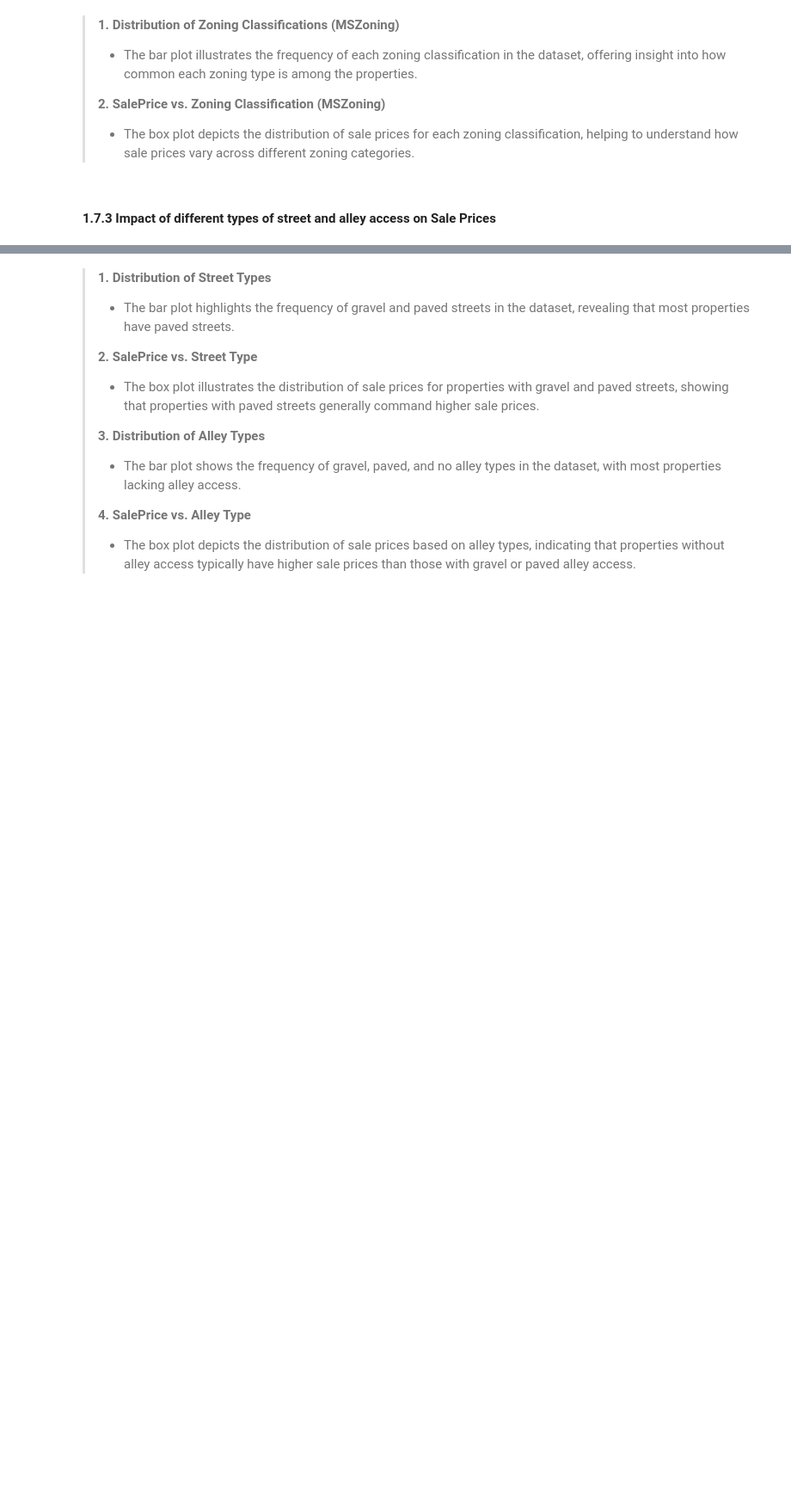
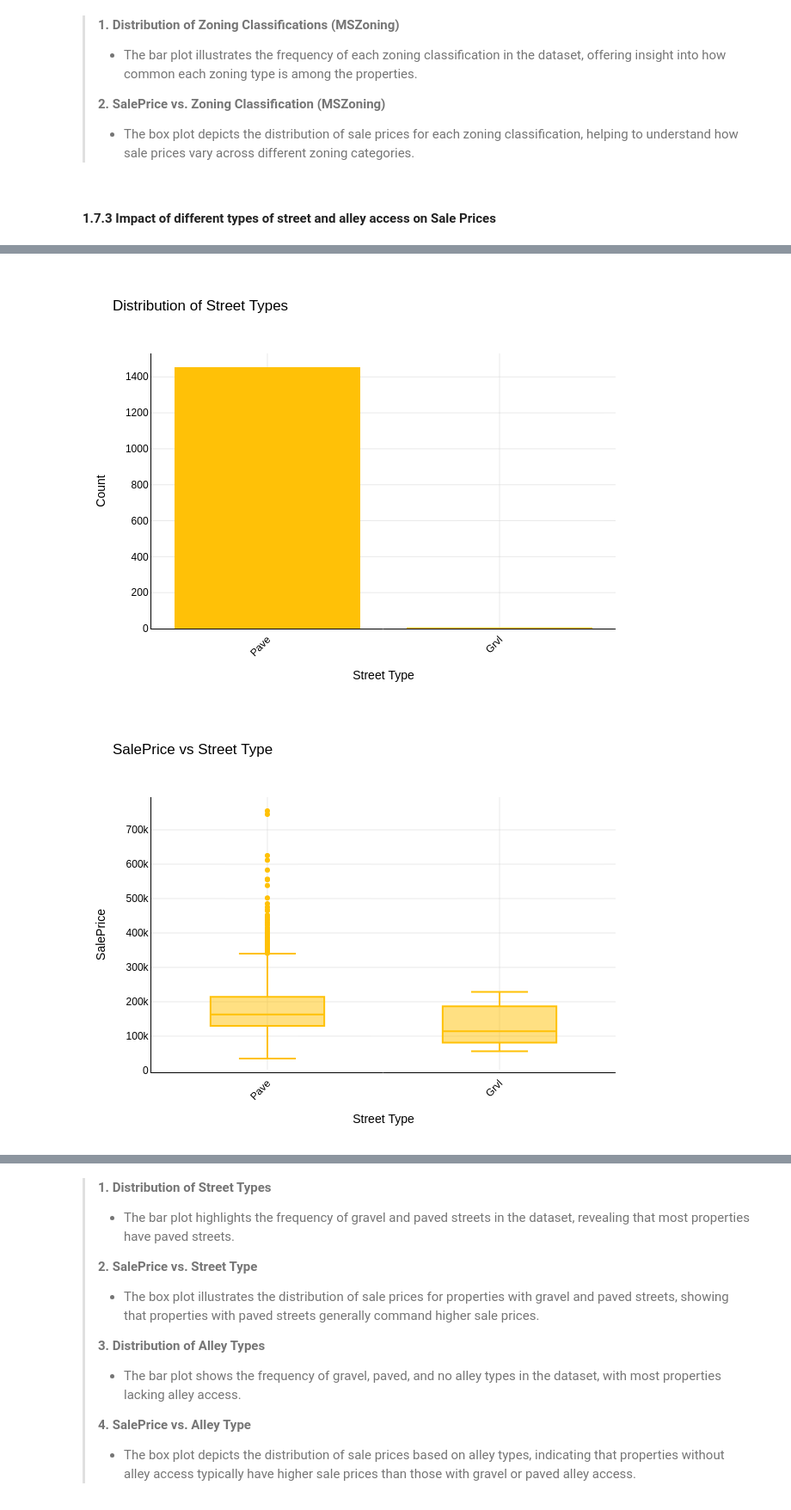
Before and after one commit to rishav21r/House-Prices---Advanced-Regression-Techniques, a Jupyter notebook: house_prices_advanced_regression_notebook.ipynb, the cells around one changed output, grey strips where cells are left out. Shown at 86% size. Cells and saved outputs as stored; diff of their text form; code cells hidden in the pictures; blank space fills up the shorter version.

```diff
--- a/house_prices_advanced_regression_notebook.ipynb
+++ b/house_prices_advanced_regression_notebook.ipynb
@@ -514,7 +531,10 @@ fig_bar_street.update_layout(
     plot_bgcolor='rgba(255, 255, 255, 1)',  # White background
     paper_bgcolor='rgba(255, 255, 255, 1)'
 )
-fig_bar_street.show()
+#fig_bar_street.show()
+
+# Save bar plot as a static image
+fig_bar_street.write_image("street_distribution_bar.png", engine="kaleido")
 
 # Box plot for Street vs SalePrice
 fig_box_street = px.box(train_df, x='Street', y='SalePrice', title='SalePrice vs Street Type', color_discrete_sequence=['rgb(255, 193, 7)'])
@@ -528,7 +548,10 @@ fig_box_street.update_layout(
     plot_bgcolor='rgba(255, 255, 255, 1)',  # White background
     paper_bgcolor='rgba(255, 255, 255, 1)'
 )
-fig_box_street.show()
+#fig_box_street.show()
+
+# Save box plot as a static image
+fig_box_street.write_image("saleprice_vs_street_box.png", engine="kaleido")
 
 # Bar plot for Alley distribution
 fig_bar_alley = px.histogram(train_df, x='Alley', title='Distribution of Alley Types', color_discrete_sequence=['rgb(139, 195, 74)'])
@@ -542,7 +565,10 @@ fig_bar_alley.update_layout(
     plot_bgcolor='rgba(255, 255, 255, 1)',  # White background
     paper_bgcolor='rgba(255, 255, 255, 1)'
 )
-fig_bar_alley.show()
+#fig_bar_alley.show()
+
+# Save bar plot as a static image
+fig_bar_alley.write_image("alley_distribution_bar.png", engine="kaleido")
 
 # Box plot for Alley vs SalePrice
 fig_box_alley = px.box(train_df, x='Alley', y='SalePrice', title='SalePrice vs Alley Type', color_discrete_sequence=['rgb(139, 195, 74)'])
@@ -556,5 +582,16 @@ fig_box_alley.update_layout(
     plot_bgcolor='rgba(255, 255, 255, 1)',  # White background
     paper_bgcolor='rgba(255, 255, 255, 1)'
 )
-fig_box_alley.show()
+#fig_box_alley.show()
+
+# Save box plot as a static image
+fig_box_alley.write_image("saleprice_vs_alley_box.png", engine="kaleido")
+
+
+# (Optional: Display the images in the notebook if you're working in Kaggle)
+from IPython.display import Image
+display(Image("street_distribution_bar.png"))
+display(Image("saleprice_vs_street_box.png"))
+display(Image("alley_distribution_bar.png"))
+display(Image("saleprice_vs_alley_box.png"))
 # %% [output]
@@ -564,0 +598,2 @@ fig_box_alley.show()
+[figure, added]
+[figure, added]
```
Also changed, not shown: parts of 3 cells of this notebook.
